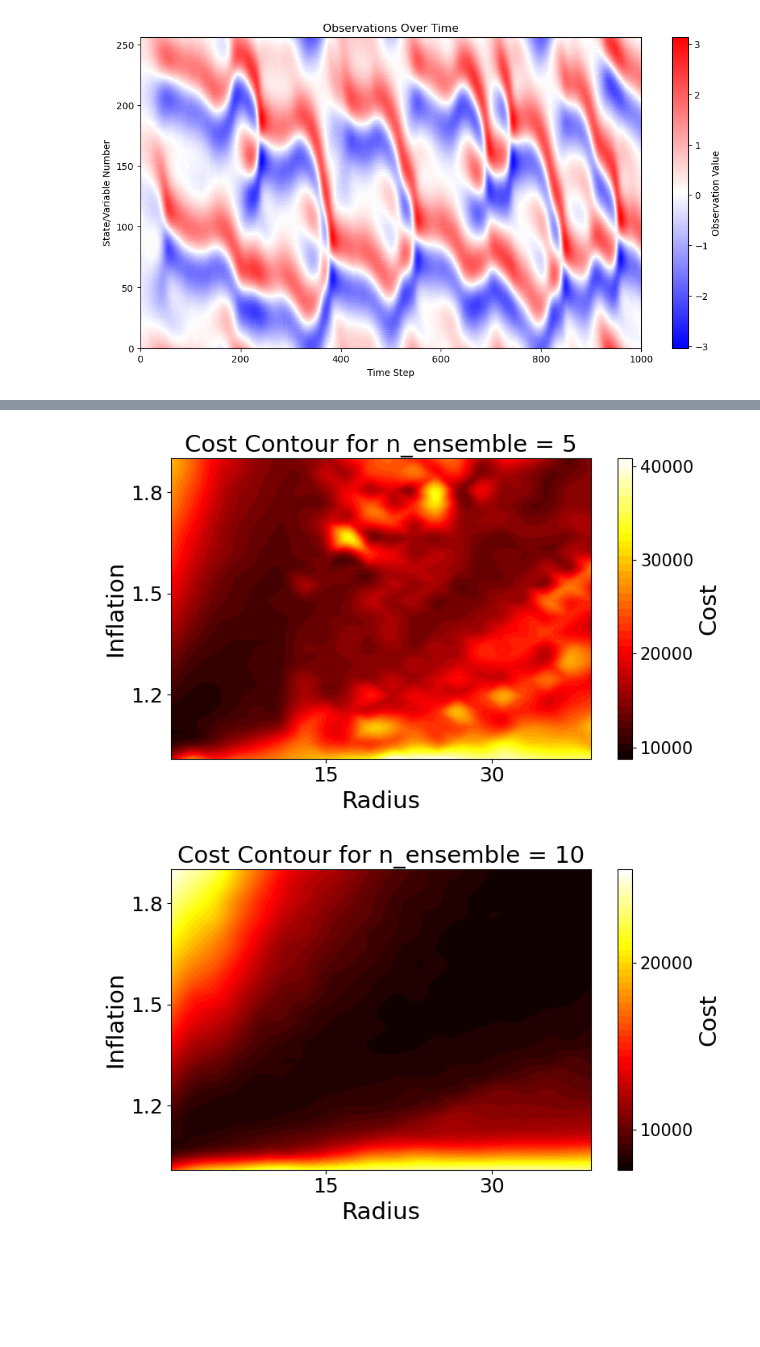
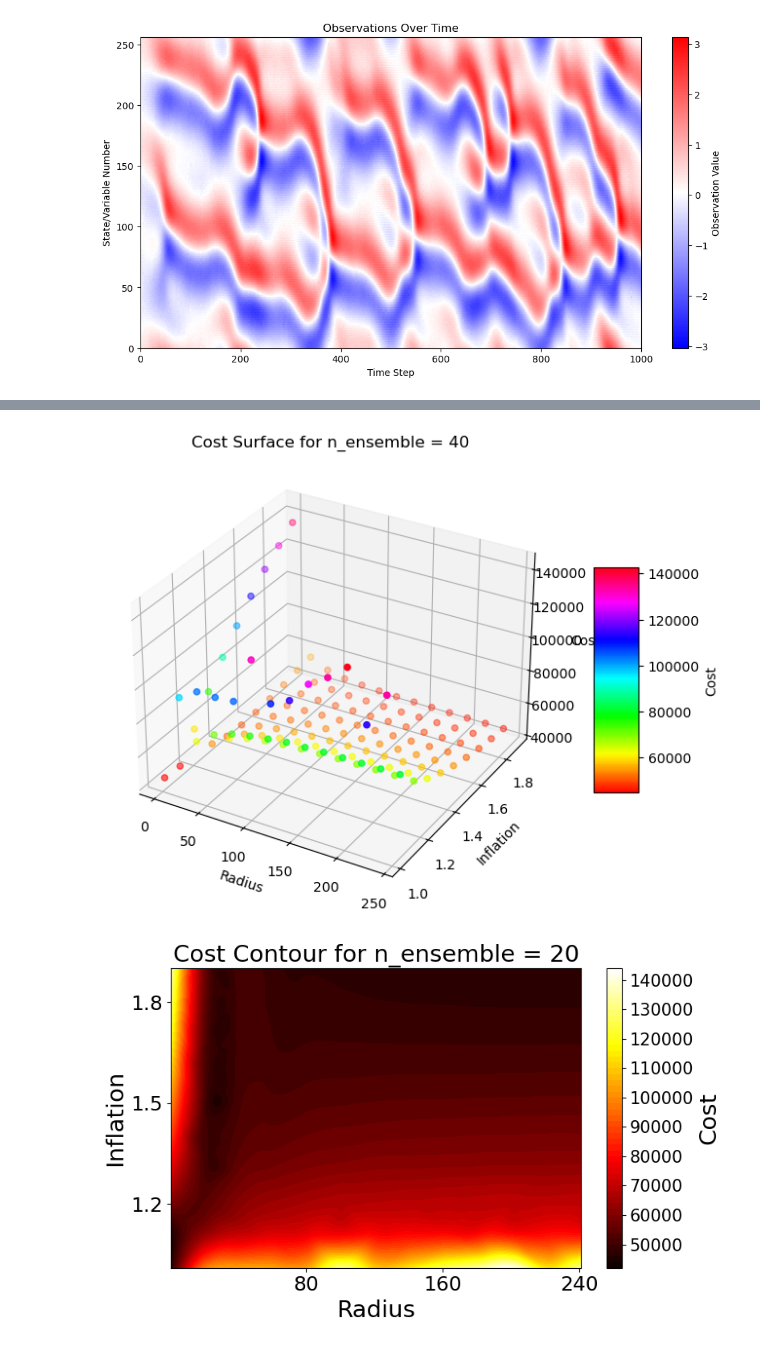
Before and after one commit to enochcluk/variational_filtering, a Jupyter notebook: 3D_search_KS.ipynb, the cells around one changed output, grey strips where cells are left out. Cells and saved outputs as stored; diff of their text form; code cells hidden in the pictures; blank space fills up the shorter version.

Commit message:
finished KS surfaces

```diff
--- a/3D_search_KS.ipynb
+++ b/3D_search_KS.ipynb
@@ -93,0 +59,10 @@ with open('ks_surface_ensemble_data.pkl', 'wb') as file:
+# %%
+import pickle
+
+for n_ensemble in [5,10,20,40]:
+    with open('./ensemble_surface_results/ks_ensemble' + str(n_ensemble) + '_data_range100.pkl', 'rb') as file:
+        loaded_results = pickle.load(file)
+
+    data = loaded_results[0]
+
+    plot_cost_contours(loaded_results, scaling=1.5, max_n_locator=3, prefix = 'KS')
@@ -94,9 +119,9 @@ with open('ks_surface_ensemble_data.pkl', 'wb') as file:
 # %%
 import pickle
-with open('ks_surface_ensemble_data.pkl', 'rb') as file:
+with open('ks_ensemble20_data.pkl', 'rb') as file:
     loaded_results = pickle.load(file)
 
-n_ensemble, data = loaded_results[2]
+data = loaded_results[0]
 radius_values, inflation_values, cost_values = data[:, 0], data[:, 1], data[:, 2]
 import matplotlib.pyplot as plt
 from mpl_toolkits.mplot3d import Axes3D
@@ -117,6 +142,8 @@ color_bar = fig.colorbar(scat, ax=ax, shrink=0.5, aspect=5)
 color_bar.set_label('Cost')
 
 plt.show()
+# %% [output]
+[figure, added]
 # %%
 import numpy as np
 import matplotlib.pyplot as plt
@@ -124,8 +151,7 @@ from scipy.interpolate import griddata
 import pickle
 
 def plot_cost_contours(loaded_results, ensemble_sizes, scaling=1.0, max_n_locator=5):
-    for idx, n_ensemble in enumerate(ensemble_sizes):
-        data = loaded_results[idx][1]
+        data = loaded_results[0]
         radius_values, inflation_values, cost_values = data[:, 0], data[:, 1], data[:, 2]
 
         grid_radius, grid_inflation = np.mgrid[min(radius_values):max(radius_values):100j, min(inflation_values):max(inflation_values):100j]
@@ -136,37 +162,33 @@ def plot_cost_contours(loaded_results, ensemble_sizes, scaling=1.0, max_n_locato
         cp = plt.contourf(grid_radius, grid_inflation, grid_cost, levels=50, cmap='hot')
         cbar = plt.colorbar(cp)
         cbar.set_label('Cost', fontsize=14*scaling)
         cbar.ax.tick_params(labelsize=10*scaling)
         ticks = range(int(grid_cost.min() // 10000 * 10000) + 10000, int(grid_cost.max() // 10000 * 10000) + 10000, 10000)
         cbar.set_ticks(ticks)
 
 
 
         plt.xlabel('Radius', fontsize=14*scaling)
         plt.ylabel('Inflation', fontsize=14*scaling)
         plt.title(f'Cost Contour for n_ensemble = {n_ensemble}', fontsize=14*scaling)
 
         plt.xticks(fontsize=12*scaling)
         plt.yticks(fontsize=12*scaling)
 
         # reduce the number of x and y axis labels
         plt.gca().xaxis.set_major_locator(plt.MaxNLocator(max_n_locator))
         plt.gca().yaxis.set_major_locator(plt.MaxNLocator(max_n_locator))
 
         plt.tight_layout()
         plt.savefig(f'contour_plot_n_ensemble_{n_ensemble}.pdf')
         plt.show()
         plt.close()
 
-# load data
-with open('l96_ensemble_data.pkl', 'rb') as file:
-    loaded_results = pickle.load(file)
 
 # ensemble sizes
-ensemble_sizes = [5, 10, 20, 40]
-
+ensemble_sizes = [5]
+n_ensemble = 20
 # plot with scaling and max_n_locator parameters
 plot_cost_contours(loaded_results, ensemble_sizes, scaling=1.5, max_n_locator=3)
 # %% [output]
-[figure, old version]
+[figure, new version]
-[figure, removed]
```
Also changed, not shown: parts of 4 cells of this notebook, 24 other files.
